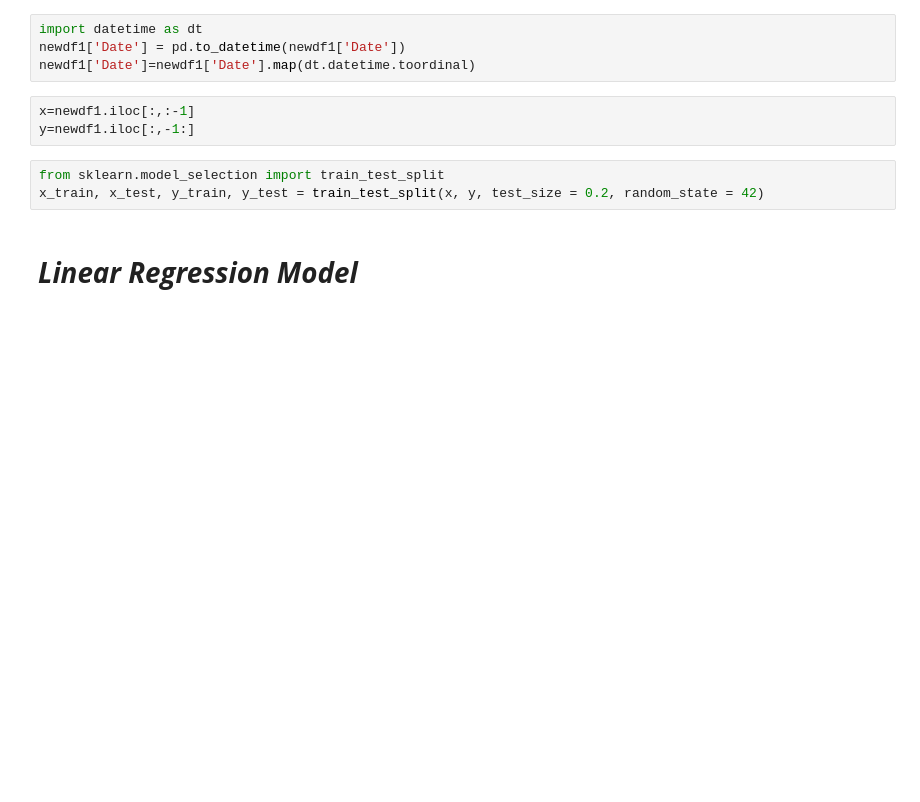
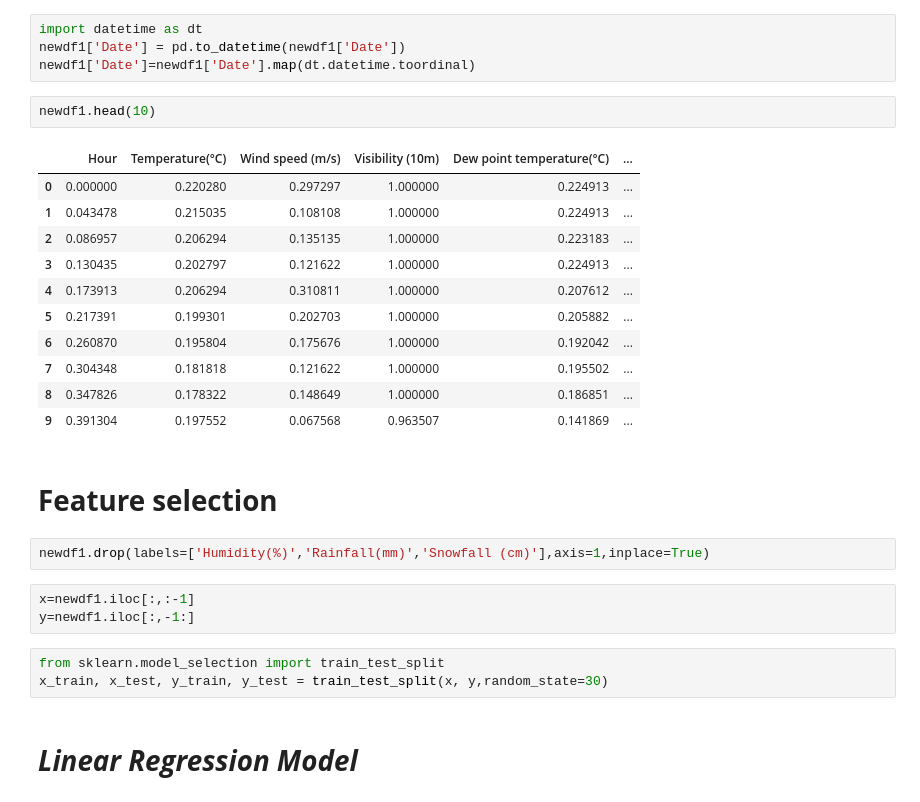
Before and after one commit to raghavendrakulkarni14/AlmaBetterCAP2, a Jupyter notebook: RaghavendraAKulkarni_Capstone_Project2.ipynb, the cells around one changed output. Saved outputs shown, nothing was run; the diff lists cells and outputs as text; blank space fills up the shorter version.

```diff
--- a/RaghavendraAKulkarni_Capstone_Project2.ipynb
+++ b/RaghavendraAKulkarni_Capstone_Project2.ipynb
@@ -344,12 +329,30 @@ newdf1.head(3)
 import datetime as dt
 newdf1['Date'] = pd.to_datetime(newdf1['Date'])
 newdf1['Date']=newdf1['Date'].map(dt.datetime.toordinal)
+# %%
+newdf1.head(10)
+# %% [output]
+|  | Hour | Temperature(°C) | Wind speed (m/s) | Visibility (10m) | Dew point temperature(°C) | ... |
+| 0 | 0.000000 | 0.220280 | 0.297297 | 1.000000 | 0.224913 | ... |
+| 1 | 0.043478 | 0.215035 | 0.108108 | 1.000000 | 0.224913 | ... |
+| 2 | 0.086957 | 0.206294 | 0.135135 | 1.000000 | 0.223183 | ... |
+| 3 | 0.130435 | 0.202797 | 0.121622 | 1.000000 | 0.224913 | ... |
+| 4 | 0.173913 | 0.206294 | 0.310811 | 1.000000 | 0.207612 | ... |
+| 5 | 0.217391 | 0.199301 | 0.202703 | 1.000000 | 0.205882 | ... |
+| 6 | 0.260870 | 0.195804 | 0.175676 | 1.000000 | 0.192042 | ... |
+| 7 | 0.304348 | 0.181818 | 0.121622 | 1.000000 | 0.195502 | ... |
+| 8 | 0.347826 | 0.178322 | 0.148649 | 1.000000 | 0.186851 | ... |
+| 9 | 0.391304 | 0.197552 | 0.067568 | 0.963507 | 0.141869 | ... |
+# %% [markdown]
+# **Feature selection**
+# %%
+newdf1.drop(labels=['Humidity(%)','Rainfall(mm)','Snowfall (cm)'],axis=1,inplace=True)
 # %%
 x=newdf1.iloc[:,:-1]
 y=newdf1.iloc[:,-1:]
 # %%
 from sklearn.model_selection import train_test_split
-x_train, x_test, y_train, y_test = train_test_split(x, y, test_size = 0.2, random_state = 42)
+x_train, x_test, y_train, y_test = train_test_split(x, y,random_state=30)
 # %% [markdown]
 # ***Linear Regression Model***
 # %%
```
Also changed, not shown: parts of 27 cells of this notebook.
